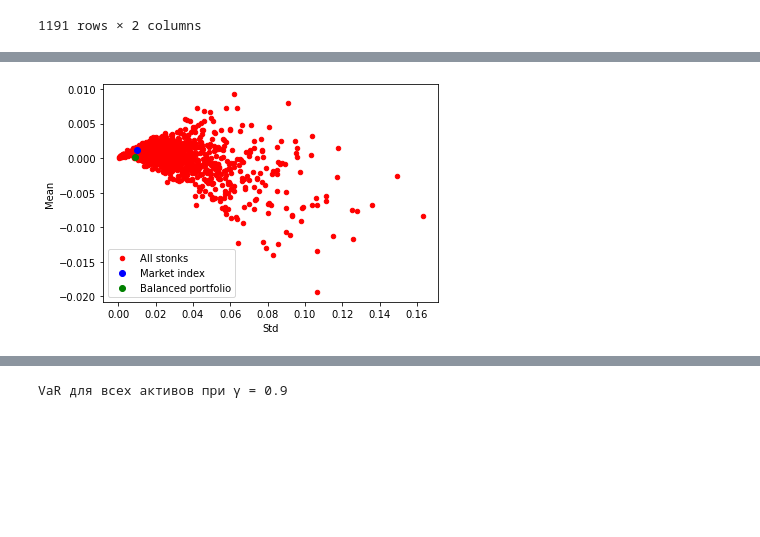
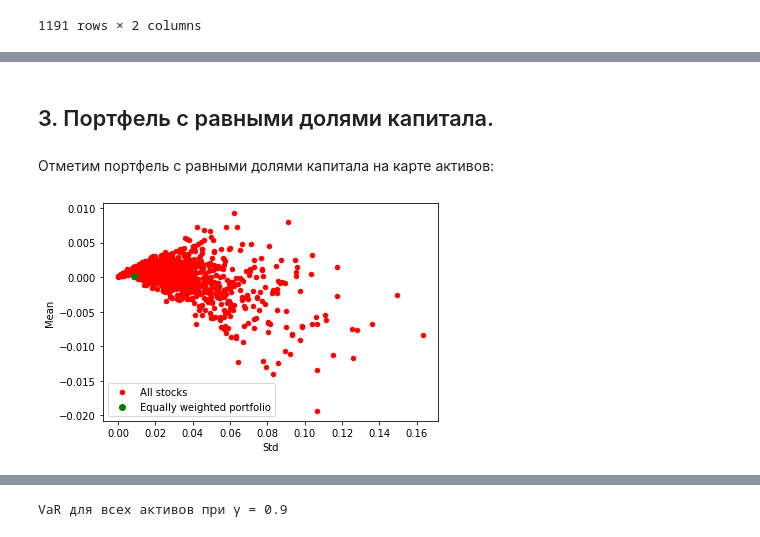
Before and after one commit to katyamalysheva/lab-1, a Jupyter notebook: lab1.ipynb, the cells around one changed output, grey strips where cells are left out. Drawn from its saved outputs; the diff is of its cells as text; code cells hidden in the pictures; blank space fills up the shorter version.

```diff
--- a/lab1.ipynb
+++ b/lab1.ipynb
@@ -146,3 +170,5 @@ plt.show()
+# %% [markdown]
+## 3. Портфель с равными долями капитала.
 # %%
 log_returns_without_date = log_returns.drop(columns = ['Date'])
 # %%
@@ -153,11 +179,14 @@ for index, row in log_returns_without_date.iterrows():
 
 mean_balanced = np.round(np.mean(returns_balanced), 5)
 std_balanced = np.round(np.std(returns_balanced), 5)
+# %% [markdown]
+Отметим портфель с равными долями капитала на карте активов:
 # %%
-stats.plot(x='Std', y='Mean', color="red", kind="scatter", label='All stonks')
-plt.scatter(stats['Std']['IXIC'], stats['Mean']['IXIC'], color="blue", label='Market index')
+stats.plot(x='Std', y='Mean', color="red", kind="scatter", label='All stoсks')
 plt.scatter(std_balanced, mean_balanced, color="green", label='Equally weighted portfolio')
 plt.legend()
 plt.show()
+print("Ожидаемая доходность сбалансированного портфеля: ", stats['Mean']['IXIC'])
+print("Риск сбалансированного портфеля: ", stats['Std']['IXIC'])
 # %% [output]
-[figure, old version]
+[figure, new version]
```
Also changed, not shown: parts of 28 cells of this notebook.
